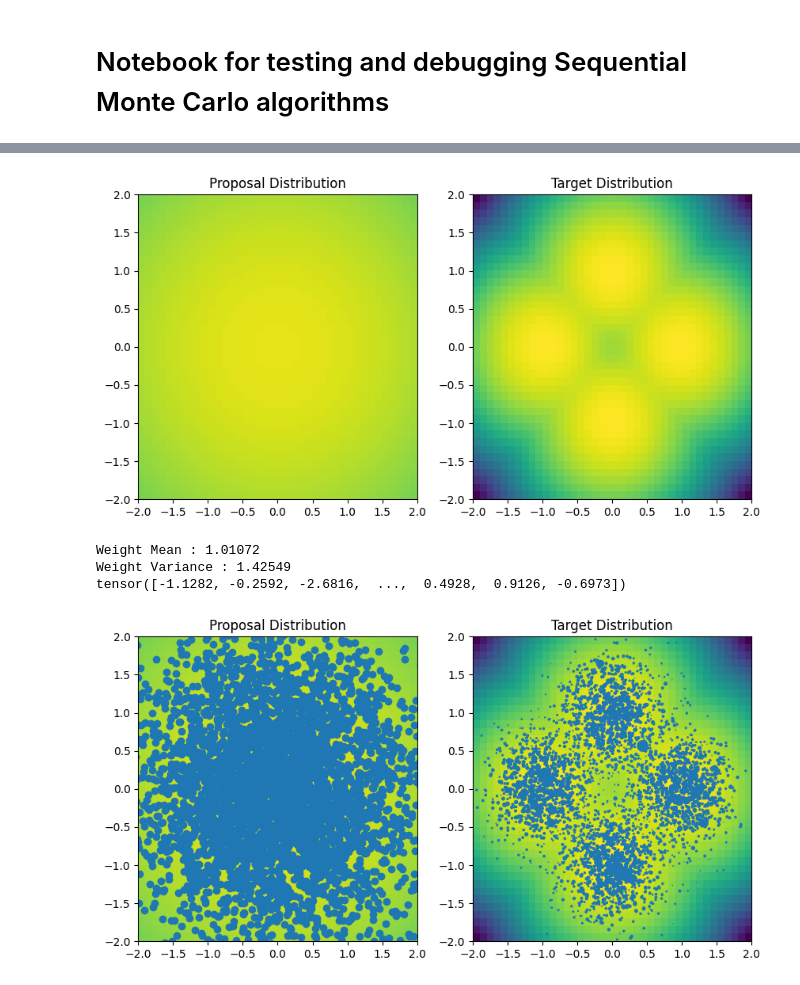
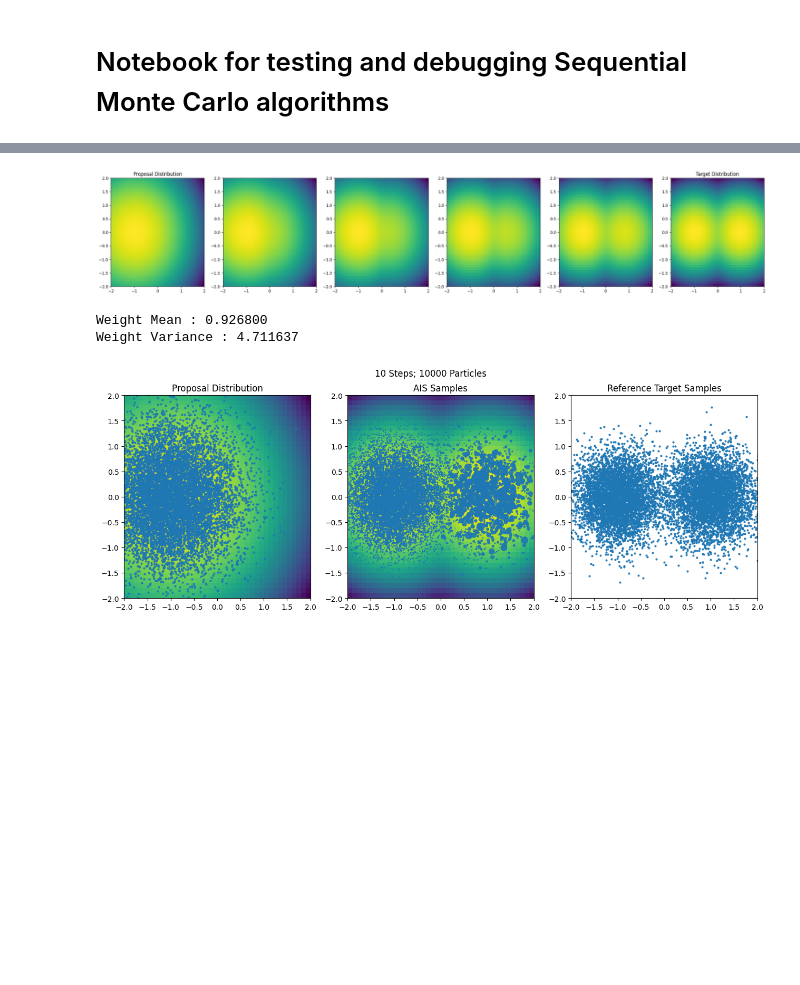
Before and after one commit to xapq/approximate-metropolis-hastings, a Jupyter notebook: notebooks/SequentialMCTest.ipynb, the cells around one changed output, grey strips where cells are left out. Cells and saved outputs as stored; diff of their text form; code cells hidden in the pictures; blank space fills up the shorter version.

```diff
--- a/notebooks/SequentialMCTest.ipynb
+++ b/notebooks/SequentialMCTest.ipynb
@@ -28,47 +26,59 @@ The autoreload extension is already loaded. To reload it, use:
 device: cuda
 # %%
 D = 2
-proposal = torch.distributions.MultivariateNormal(torch.zeros(D), torch.eye(D))
+proposal = torch.distributions.MultivariateNormal(torch.tensor([-1., 0.]), 0.5 * torch.eye(D))
 target = create_gaussian_mixture(
-    means = torch.tensor([[-1., 0.], [1., 0.], [0., -1.], [0., 1.]]),
-    cov_matricies = 0.1 * torch.eye(2)
+    means = torch.tensor([[-1., 0.], [1., 0.]]),
+    cov_matricies = 0.2 * torch.eye(2)
 )
+
+n_steps = 5
+beta = torch.linspace(0, 1, n_steps + 1)
 
 xlim=(-2, 2)
 ylim = (-2, 2)
 d = 40
 
-fig, axs = plt.subplots(ncols=2, figsize=(10, 5))
+fig, axs = plt.subplots(ncols=n_steps+1, figsize=(5*(n_steps+1), 5))
 img1 = plot_2d_torch_function(axs[0], proposal.log_prob, xlim, ylim, d)
 axs[0].set_title('Proposal Distribution')
-img2 = plot_2d_torch_function(axs[1], target.log_prob, xlim, ylim, d)
-axs[1].set_title('Target Distribution')
+img2 = plot_2d_torch_function(axs[-1], target.log_prob, xlim, ylim, d)
+axs[-1].set_title('Target Distribution')
 vmin1, vmax1 = img1.get_clim()
 vmin2, vmax2 = img2.get_clim()
 clim = (min(vmin1, vmin2), max(vmax1, vmax2))
 img1.set_clim(*clim)
 img2.set_clim(*clim)
+
+for t in range(0, n_steps + 1):
+    img = plot_2d_torch_function(axs[t], DensityMixture(proposal, 1 - beta[t], target, beta[t]).log_prob, xlim, ylim, d)
+    #img.set_clim(*clim)
 # %% [output]
-[figure, old version]
+[figure, new version]
 # %%
 # ULA parameters
-time_step = 0.05
+time_step = 0.13
 # AIS parameters
 n_steps = 10
-n_particles = 4000
+n_particles = 10000
 transition_kernel = lambda distr: ULAKernel(distr, time_step)
 
-log_weights, target_samples = run_annealed_importance_sampling(proposal, target, n_steps, n_particles, transition_kernel)
+log_weights, ais_samples = run_annealed_importance_sampling(proposal, target, n_steps, n_particles, transition_kernel)
 
-fig, axs = plt.subplots(ncols=2, figsize=(10, 5))
+fig, axs = plt.subplots(ncols=3, figsize=(15.5, 5))
+marker_s = 4
+marker_alpha = 0.9
 
 img1 = plot_2d_torch_function(axs[0], proposal.log_prob, xlim, ylim, d)
-axs[0].scatter(*pl(proposal.sample((n_particles,))))
+axs[0].scatter(*pl(proposal.sample((n_particles,))), s=marker_s, alpha=marker_alpha)
 axs[0].set_title('Proposal Distribution')
 
 img2 = plot_2d_torch_function(axs[1], target.log_prob, xlim, ylim, d)
-axs[1].scatter(*pl(target_samples), s=4*log_weights.detach().exp().cpu())
-axs[1].set_title('Target Distribution')
+axs[1].scatter(*pl(ais_samples), s=marker_s*log_weights.detach().exp().cpu(), alpha=marker_alpha)
+axs[1].set_title('AIS Samples')
+
+axs[2].scatter(*pl(target.sample((n_particles,))), s=marker_s, alpha=marker_alpha)
+axs[2].set_title('Reference Target Samples')
 
 for ax in axs:
     ax.set_xlim(*xlim)
@@ -80,15 +90,15 @@ clim = (min(vmin1, vmin2), max(vmax1, vmax2))
 img1.set_clim(*clim)
 img2.set_clim(*clim)
 
+fig.suptitle(f'{n_steps} Steps; {n_particles} Particles')
+
 average_weight = log_weights.exp().sum() / n_particles
 weight_variance = torch.var(log_weights.exp())
-print(f'Weight Mean : {average_weight:0.5f}')
-print(f'Weight Variance : {weight_variance:0.5f}')
-print(log_weights)
+print(f'Weight Mean : {average_weight:0.6f}')
+print(f'Weight Variance : {weight_variance:0.6f}')
 # %% [output]
-Weight Mean : 1.01072
-Weight Variance : 1.42549
-tensor([-1.1282, -0.2592, -2.6816,  ...,  0.4928,  0.9126, -0.6973])
+Weight Mean : 0.926800
+Weight Variance : 4.711637
-[figure, old version]
+[figure, new version]
 # %%
 fig, ax = plt.subplots(ncols=1, figsize=(10, 5))
```
Also changed, not shown: parts of 4 cells of this notebook, 7 other files.
